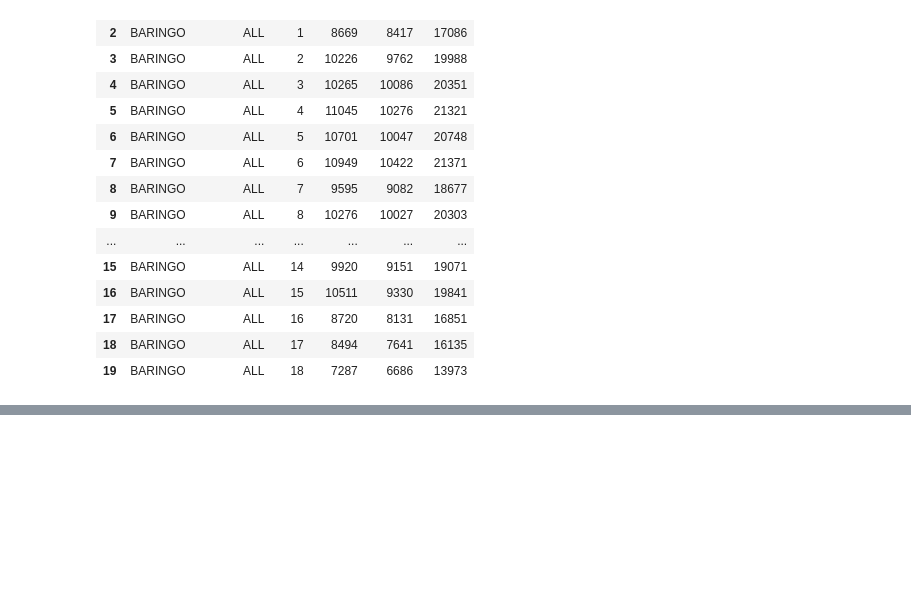
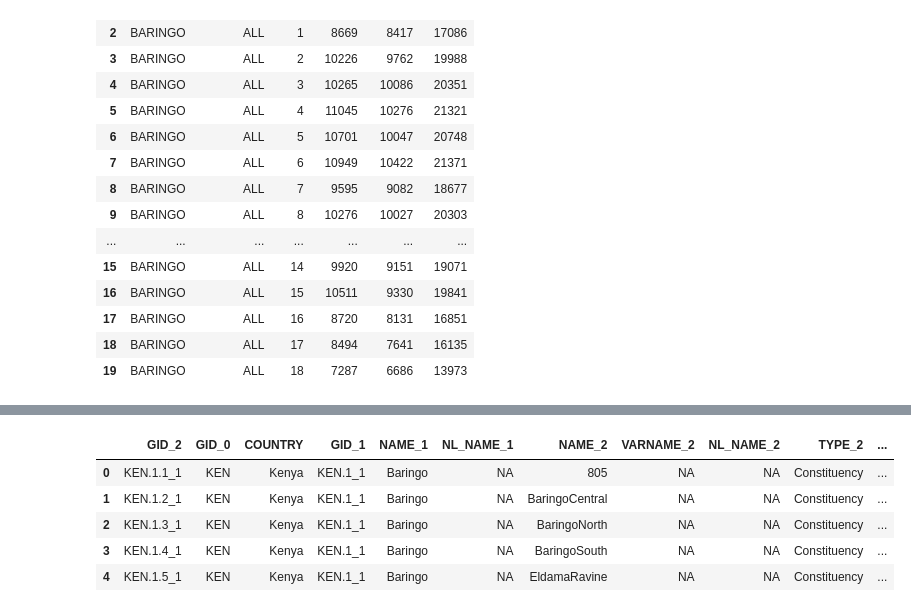
Before and after one commit to ChiriKamau/soma, a Jupyter notebook: notebooks/soma.ipynb, the cells around one changed output, grey strips where cells are left out. Cells and saved outputs as stored; diff of their text form; code cells hidden in the pictures; blank space fills up the shorter version.

```diff
--- a/notebooks/soma.ipynb
+++ b/notebooks/soma.ipynb
@@ -61,0 +87,11 @@ Filtered rows: 39586
+# %%
+url = "https://geodata.ucdavis.edu/gadm/gadm4.1/json/gadm41_KEN_2.json"
+kenya_sub = gpd.read_file(url)
+kenya_sub.head()
+# %% [output]
+|  | GID_2 | GID_0 | COUNTRY | GID_1 | NAME_1 | NL_NAME_1 | NAME_2 | VARNAME_2 | NL_NAME_2 | TYPE_2 | ... |
+| 0 | KEN.1.1_1 | KEN | Kenya | KEN.1_1 | Baringo | NA | 805 | NA | NA | Constituency | ... |
+| 1 | KEN.1.2_1 | KEN | Kenya | KEN.1_1 | Baringo | NA | BaringoCentral | NA | NA | Constituency | ... |
+| 2 | KEN.1.3_1 | KEN | Kenya | KEN.1_1 | Baringo | NA | BaringoNorth | NA | NA | Constituency | ... |
+| 3 | KEN.1.4_1 | KEN | Kenya | KEN.1_1 | Baringo | NA | BaringoSouth | NA | NA | Constituency | ... |
+| 4 | KEN.1.5_1 | KEN | Kenya | KEN.1_1 | Baringo | NA | EldamaRavine | NA | NA | Constituency | ... |
```
Also changed, not shown: parts of 3 cells of this notebook.
